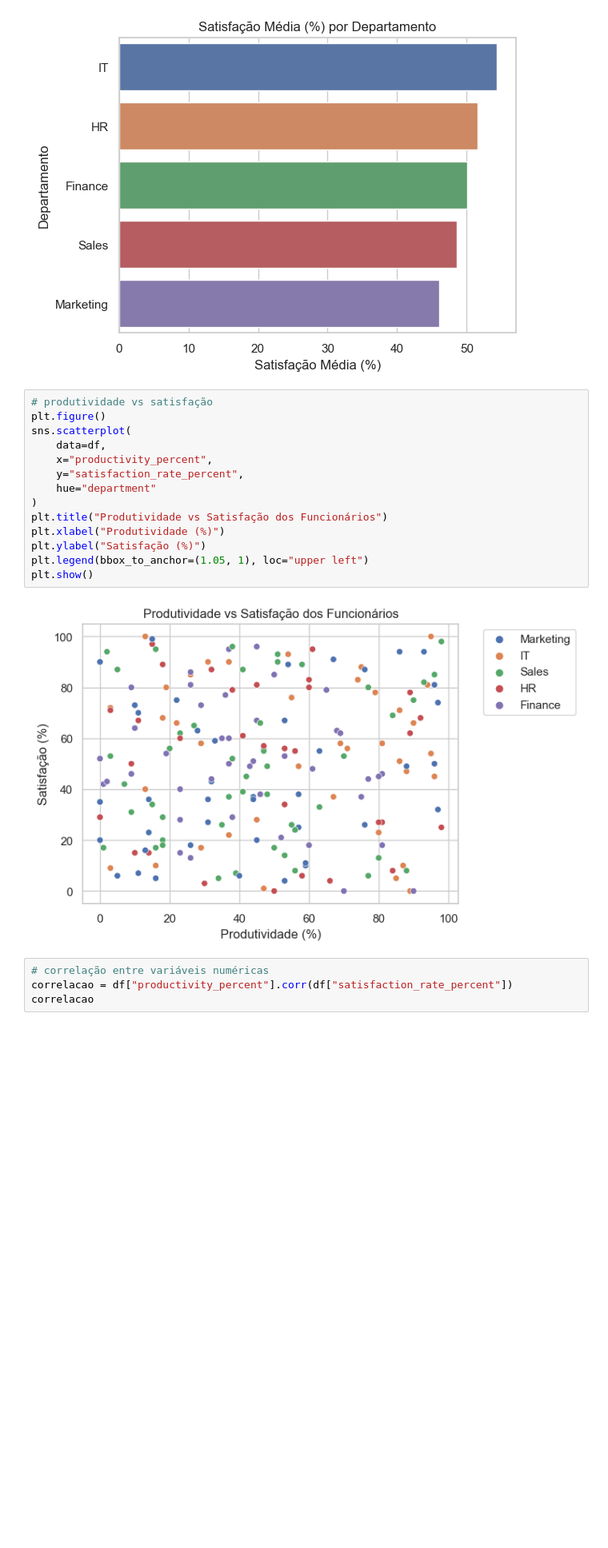
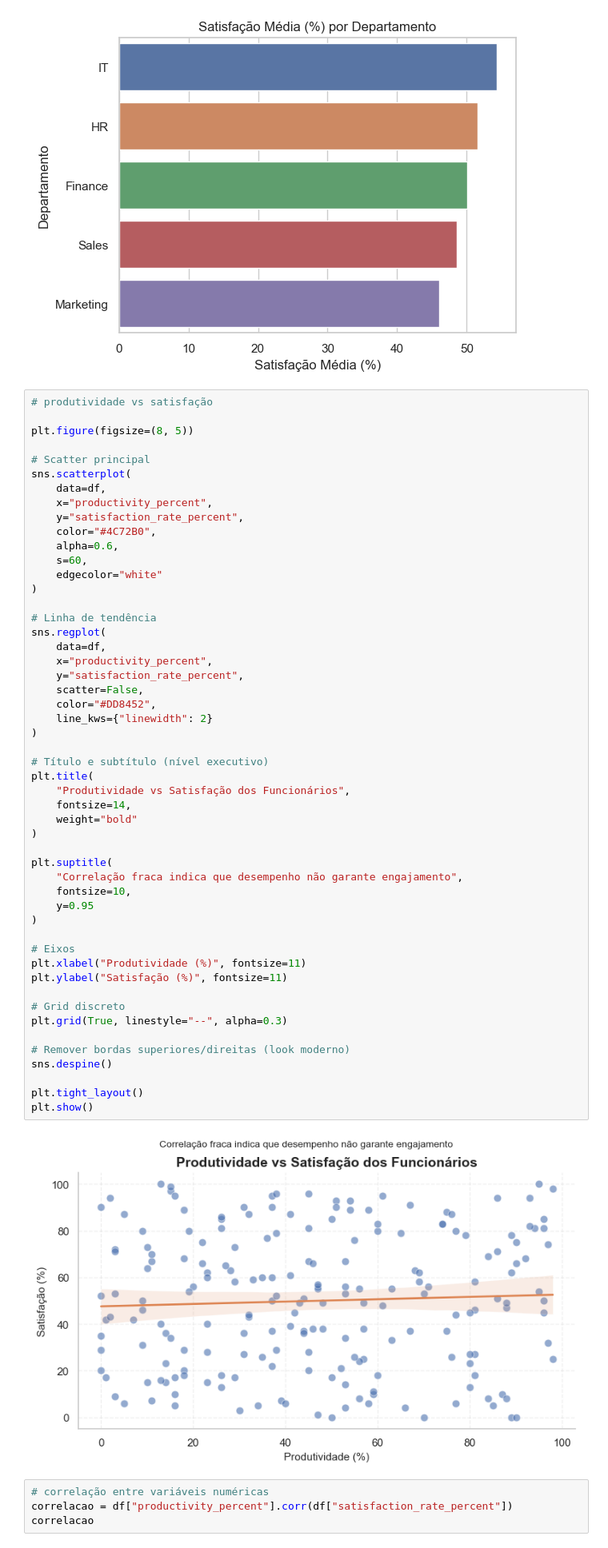
Before and after one commit to Miriam1s/hr-analytics, a Jupyter notebook: notebooks/01_eda.ipynb, the cells around one changed output. Shown at 80% size. Saved outputs shown, nothing was run; the diff lists cells and outputs as text; blank space fills up the shorter version.

Commit message:
refactor: improve productivity vs satisfaction visualization

```diff
--- a/notebooks/01_eda.ipynb
+++ b/notebooks/01_eda.ipynb
@@ -243,20 +243,57 @@ plt.show()
 [figure]
 # %%
 # produtividade vs satisfação
-plt.figure()
+
+plt.figure(figsize=(8, 5))
+
+# Scatter principal
 sns.scatterplot(
     data=df,
     x="productivity_percent",
     y="satisfaction_rate_percent",
-    hue="department"
+    color="#4C72B0",
+    alpha=0.6,
+    s=60,
+    edgecolor="white"
 )
-plt.title("Produtividade vs Satisfação dos Funcionários")
-plt.xlabel("Produtividade (%)")
-plt.ylabel("Satisfação (%)")
-plt.legend(bbox_to_anchor=(1.05, 1), loc="upper left")
+
+# Linha de tendência
+sns.regplot(
+    data=df,
+    x="productivity_percent",
+    y="satisfaction_rate_percent",
+    scatter=False,
+    color="#DD8452",
+    line_kws={"linewidth": 2}
+)
+
+# Título e subtítulo (nível executivo)
+plt.title(
+    "Produtividade vs Satisfação dos Funcionários",
+    fontsize=14,
+    weight="bold"
+)
+
+plt.suptitle(
+    "Correlação fraca indica que desempenho não garante engajamento",
+    fontsize=10,
+    y=0.95
+)
+
+# Eixos
+plt.xlabel("Produtividade (%)", fontsize=11)
+plt.ylabel("Satisfação (%)", fontsize=11)
+
+# Grid discreto
+plt.grid(True, linestyle="--", alpha=0.3)
+
+# Remover bordas superiores/direitas (look moderno)
+sns.despine()
+
+plt.tight_layout()
 plt.show()
 # %% [output]
-[figure, old version]
+[figure, new version]
 # %%
 # correlação entre variáveis numéricas
 correlacao = df["productivity_percent"].corr(df["satisfaction_rate_percent"])
```
